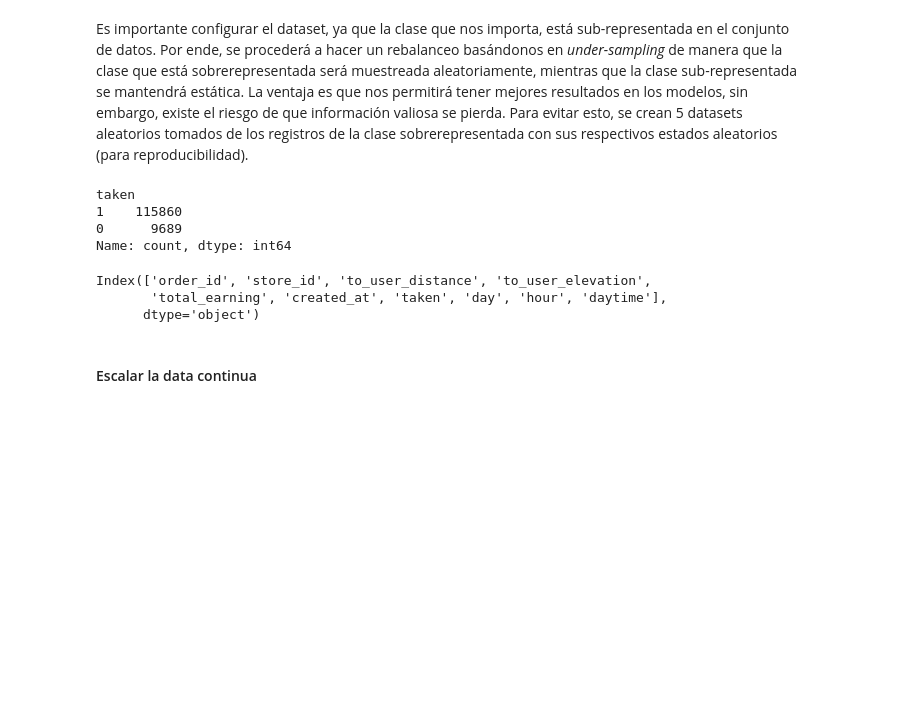
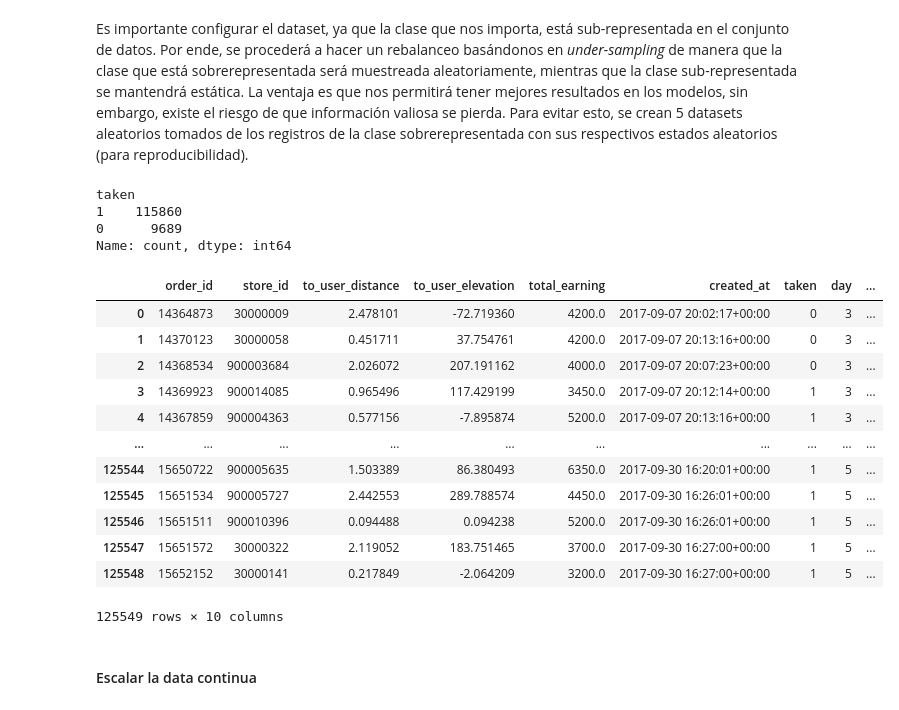
Before and after one commit to jdcarranzas/Prueba-Rappi, a Jupyter notebook: script.ipynb, the cells around one changed output. Drawn from its saved outputs; the diff is of its cells as text; code cells hidden in the pictures; blank space fills up the shorter version.

```diff
--- a/script.ipynb
+++ b/script.ipynb
@@ -297,11 +300,21 @@ taken
 0      9689
 Name: count, dtype: int64
 # %%
-dataset.columns
+dataset
 # %% [output]
+|  | order_id | store_id | to_user_distance | to_user_elevation | total_earning | created_at | taken | day | ... |
+| 0 | 14364873 | 30000009 | 2.478101 | -72.719360 | 4200.0 | 2017-09-07 20:02:17+00:00 | 0 | 3 | ... |
+| 1 | 14370123 | 30000058 | 0.451711 | 37.754761 | 4200.0 | 2017-09-07 20:13:16+00:00 | 0 | 3 | ... |
+| 2 | 14368534 | 900003684 | 2.026072 | 207.191162 | 4000.0 | 2017-09-07 20:07:23+00:00 | 0 | 3 | ... |
+| 3 | 14369923 | 900014085 | 0.965496 | 117.429199 | 3450.0 | 2017-09-07 20:12:14+00:00 | 1 | 3 | ... |
+| 4 | 14367859 | 900004363 | 0.577156 | -7.895874 | 5200.0 | 2017-09-07 20:13:16+00:00 | 1 | 3 | ... |
+| ... | ... | ... | ... | ... | ... | ... | ... | ... | ... |
+| 125544 | 15650722 | 900005635 | 1.503389 | 86.380493 | 6350.0 | 2017-09-30 16:20:01+00:00 | 1 | 5 | ... |
+| 125545 | 15651534 | 900005727 | 2.442553 | 289.788574 | 4450.0 | 2017-09-30 16:26:01+00:00 | 1 | 5 | ... |
+| 125546 | 15651511 | 900010396 | 0.094488 | 0.094238 | 5200.0 | 2017-09-30 16:26:01+00:00 | 1 | 5 | ... |
+| 125547 | 15651572 | 30000322 | 2.119052 | 183.751465 | 3700.0 | 2017-09-30 16:27:00+00:00 | 1 | 5 | ... |
+| 125548 | 15652152 | 30000141 | 0.217849 | -2.064209 | 3200.0 | 2017-09-30 16:27:00+00:00 | 1 | 5 | ... |
-Index(['order_id', 'store_id', 'to_user_distance', 'to_user_elevation',
-       'total_earning', 'created_at', 'taken', 'day', 'hour', 'daytime'],
-      dtype='object')
+125549 rows × 10 columns
 # %%
 dataset_taken_0 = dataset.loc[dataset['taken']==0,:].iloc[:,[6,2,3,4,7,8]]
 dataset_taken_1 = dataset.loc[dataset['taken']!=0,:].iloc[:,[6,2,3,4,7,8]]
```
Also changed, not shown: parts of 16 cells of this notebook.
